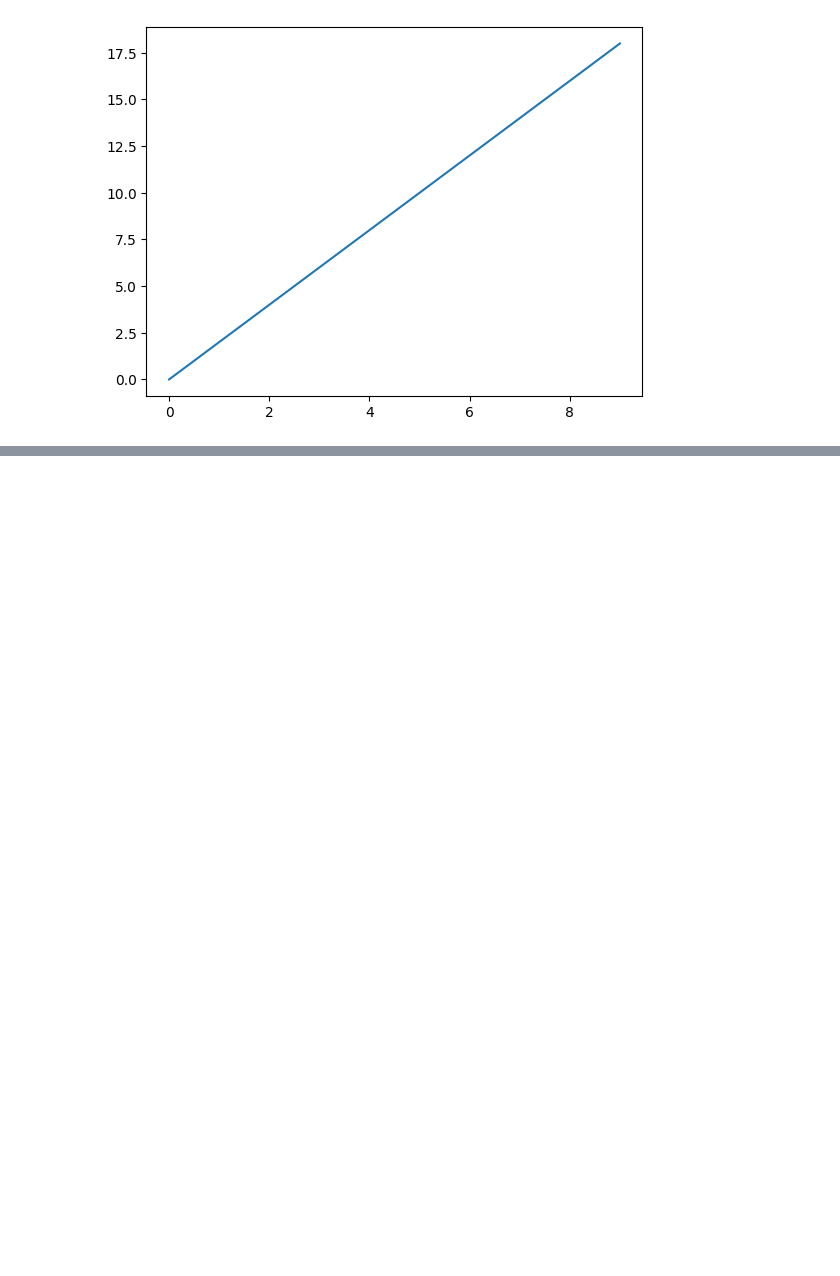
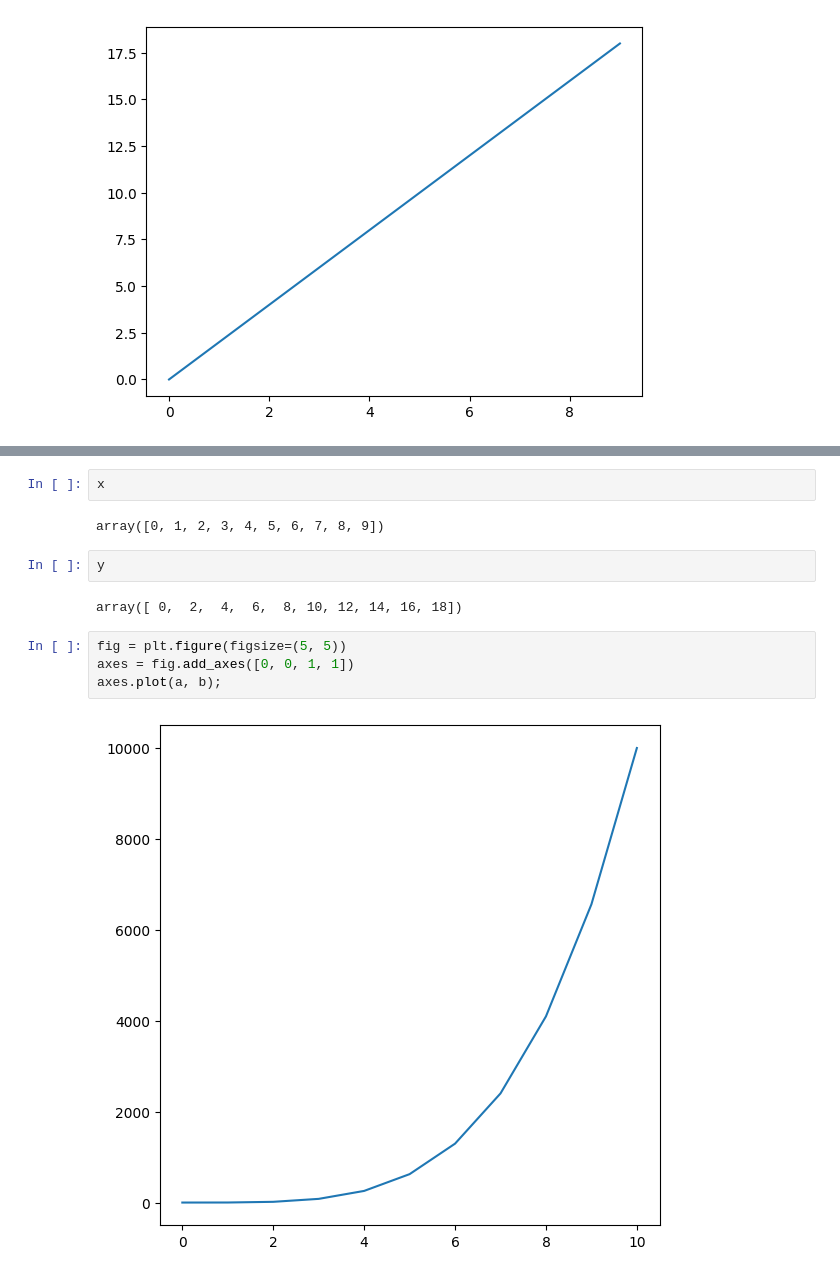
Before and after one commit to Anurag-Warthi/Data-Science-Machine-Learning, a Jupyter notebook: Data Science/01-DS_Libraries/Matplotlib.ipynb, the cells around one changed output, grey strips where cells are left out. Drawn from its saved outputs; the diff is of its cells as text; blank space fills up the shorter version.

```diff
--- a/Data Science/01-DS_Libraries/Matplotlib.ipynb
+++ b/Data Science/01-DS_Libraries/Matplotlib.ipynb
@@ -42,0 +83,14 @@ Text(0, 0.5, 'Y-Axis')
+# %%
+x
+# %% [output]
+array([0, 1, 2, 3, 4, 5, 6, 7, 8, 9])
+# %%
+y
+# %% [output]
+array([ 0,  2,  4,  6,  8, 10, 12, 14, 16, 18])
+# %%
+fig = plt.figure(figsize=(5, 5))
+axes = fig.add_axes([0, 0, 1, 1])
+axes.plot(a, b);
+# %% [output]
+[figure, added]
```
Also changed, not shown: parts of 16 cells of this notebook.
